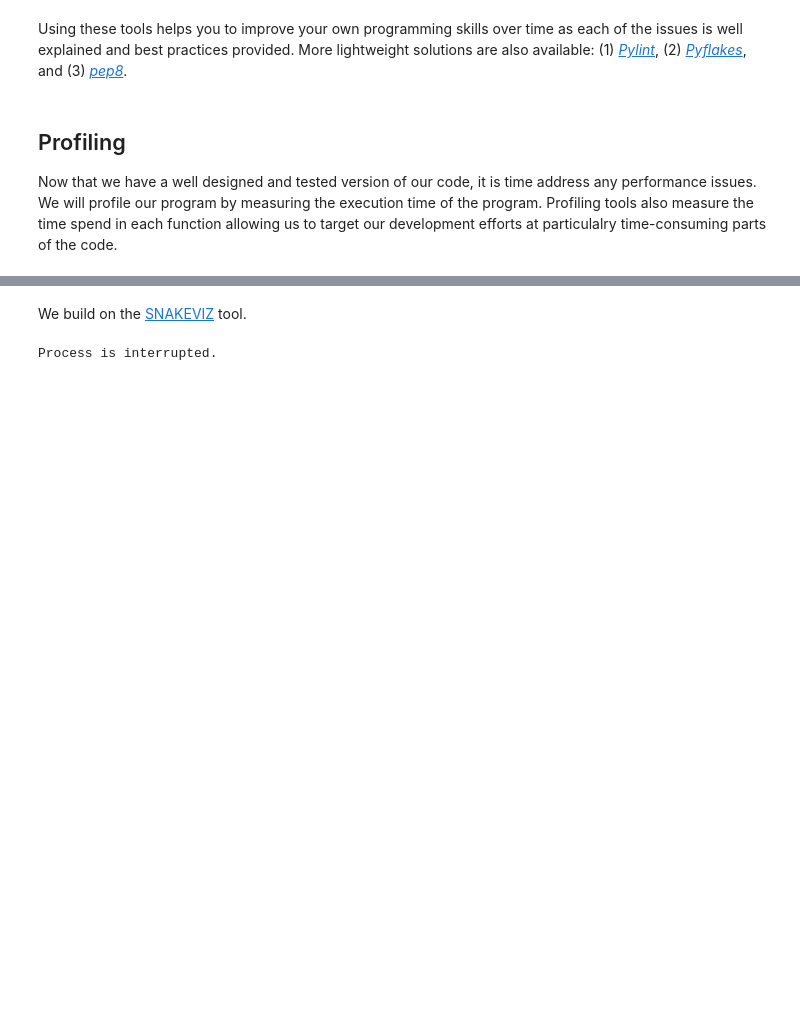
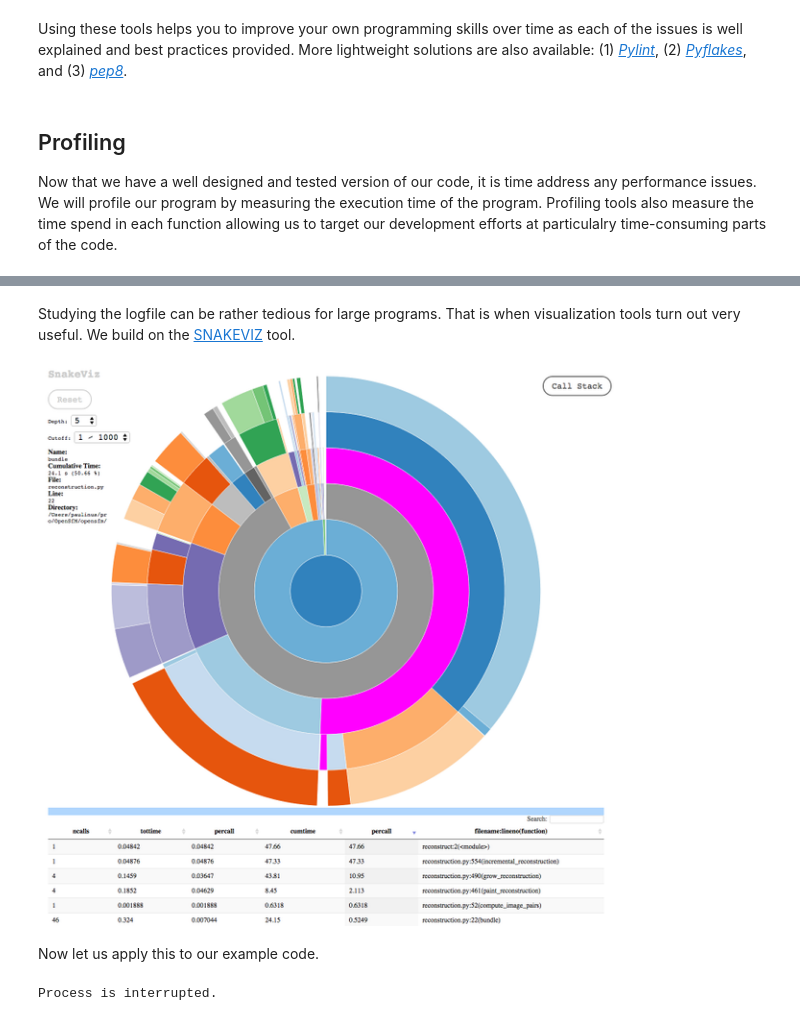
Before and after one commit to GiovanniAiello/talks, a Jupyter notebook: ZICE/software_engineering/lecture.ipynb, the cells around one changed output, grey strips where cells are left out. Cells and saved outputs as stored; diff of their text form; code cells hidden in the pictures; blank space fills up the shorter version.

```diff
--- a/ZICE/software_engineering/lecture.ipynb
+++ b/ZICE/software_engineering/lecture.ipynb
@@ -276,5 +321,12 @@ cProfile.run("get_expected_utility(1.0, 0.0, 1.0)")
 # %% [markdown]
-We build on the [SNAKEVIZ](http://jiffyclub.github.io/snakeviz/) tool.
+Studying the logfile can be rather tedious for large programs. That is when visualization tools turn out very useful. We build on the [SNAKEVIZ](http://jiffyclub.github.io/snakeviz/) tool.
+# %%
+from IPython.display import Image
+Image(filename='images/snakeviz.png', width=950, height=1000)
+# %% [output]
+[figure, added]
+# %% [markdown]
+Now let us apply this to our example code.
 # %%
 cProfile.run("get_expected_utility(1.0, 0.0, 1.0)", "sandbox.prof")
 # %%
```
Also changed, not shown: parts of 14 cells of this notebook, 3 other files.
